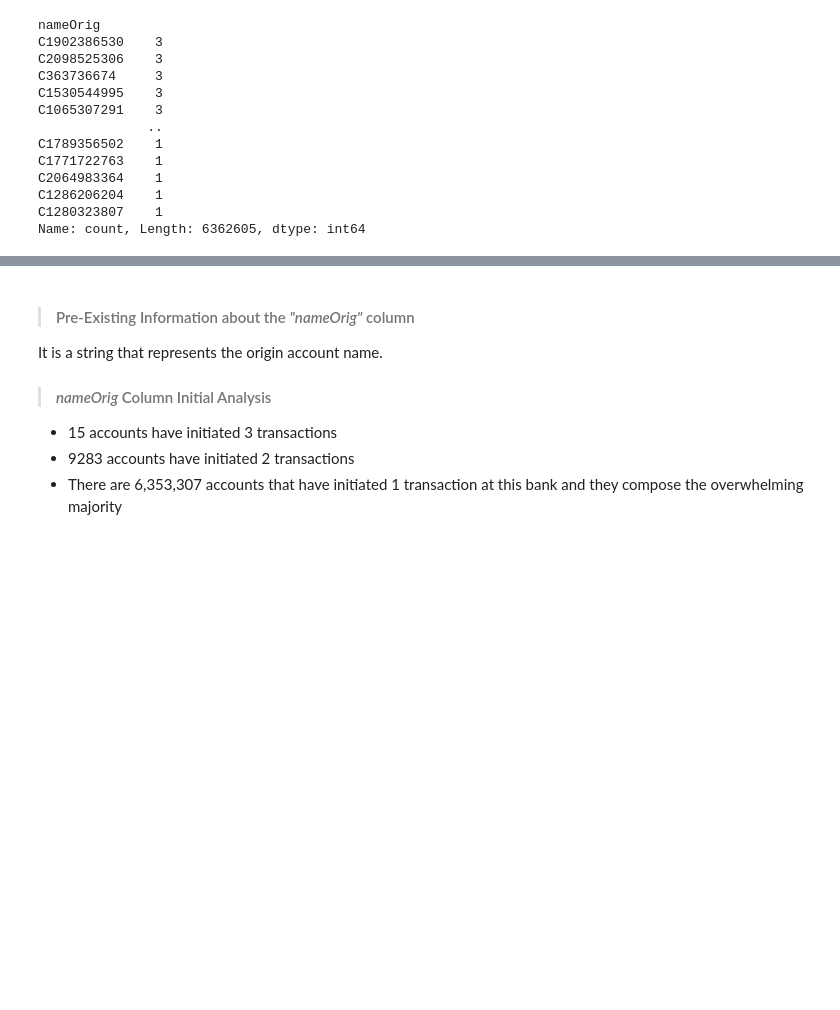
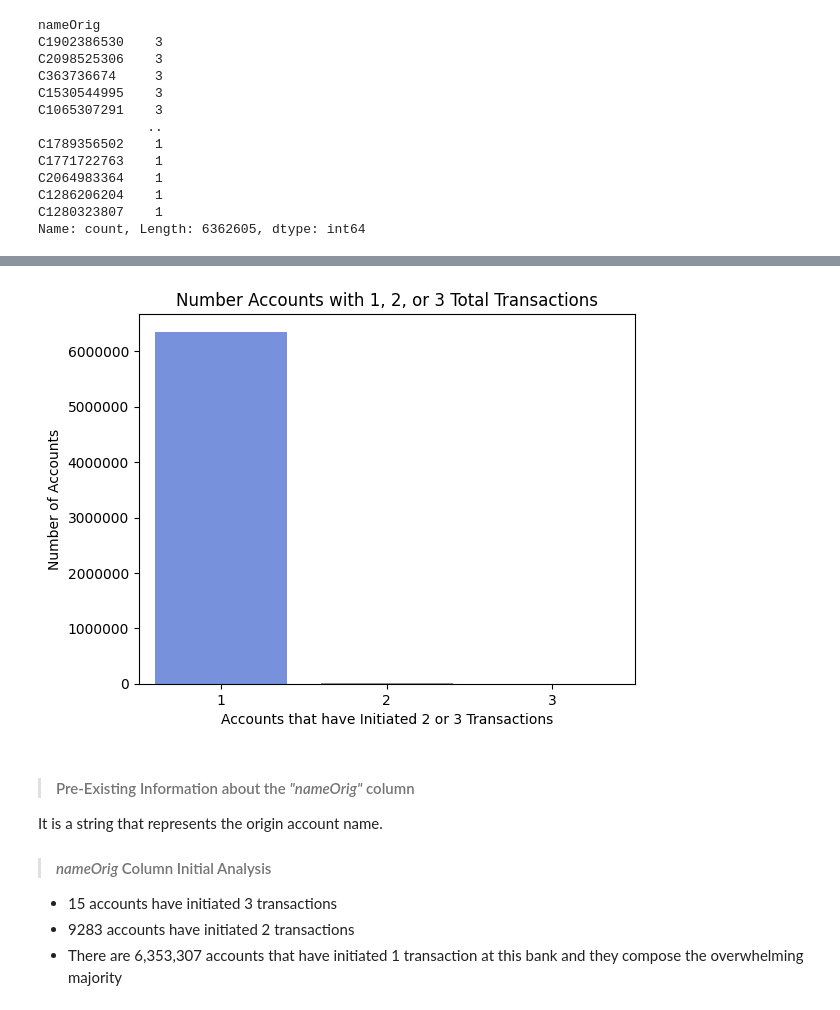
Before and after one commit to thetechleila/FinancialFraudData_EDA, a Jupyter notebook: eda01_initial_analysis/FinFraudEDA_01.ipynb, the cells around one changed output, grey strips where cells are left out. Saved outputs shown, nothing was run; the diff lists cells and outputs as text; code cells hidden in the pictures; blank space fills up the shorter version.

```diff
--- a/eda01_initial_analysis/FinFraudEDA_01.ipynb
+++ b/eda01_initial_analysis/FinFraudEDA_01.ipynb
@@ -193,0 +268,13 @@ plt.show()
+# %%
+sns.set_palette("coolwarm")
+sns.countplot(data = df , x=  acct_frequency)
+plt.xlabel('Accounts that have Initiated 2 or 3 Transactions')
+plt.ylabel('Number of Accounts')
+
+#Remove scientfic notation from y axis
+plt.gcf().axes[0].yaxis.get_major_formatter().set_scientific(False)
+
+plt.title('Number Accounts with 1, 2, or 3 Total Transactions')
+plt.show()
+# %% [output]
+[figure, added]
```
Also changed, not shown: parts of 17 cells of this notebook.
